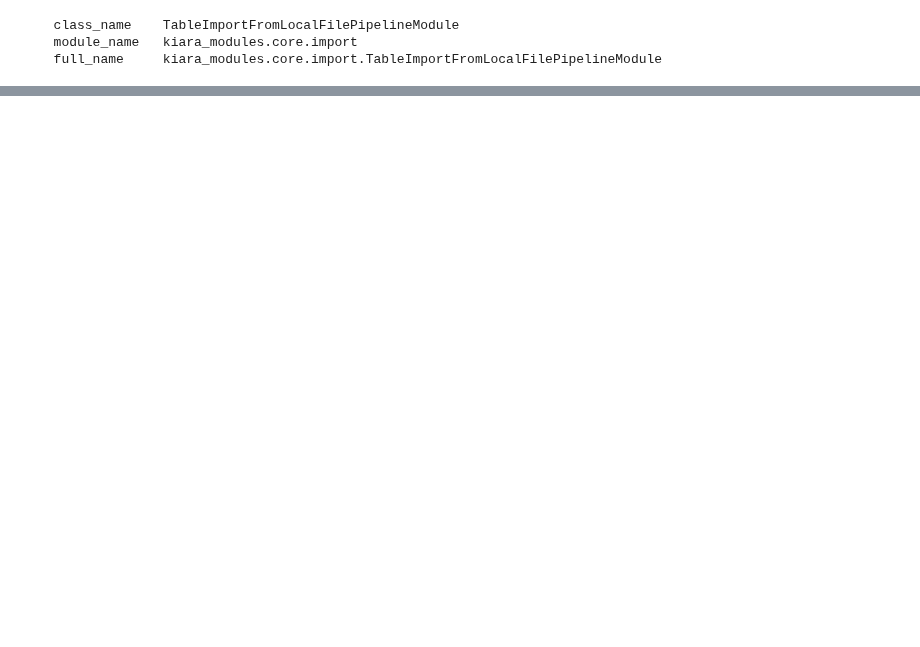
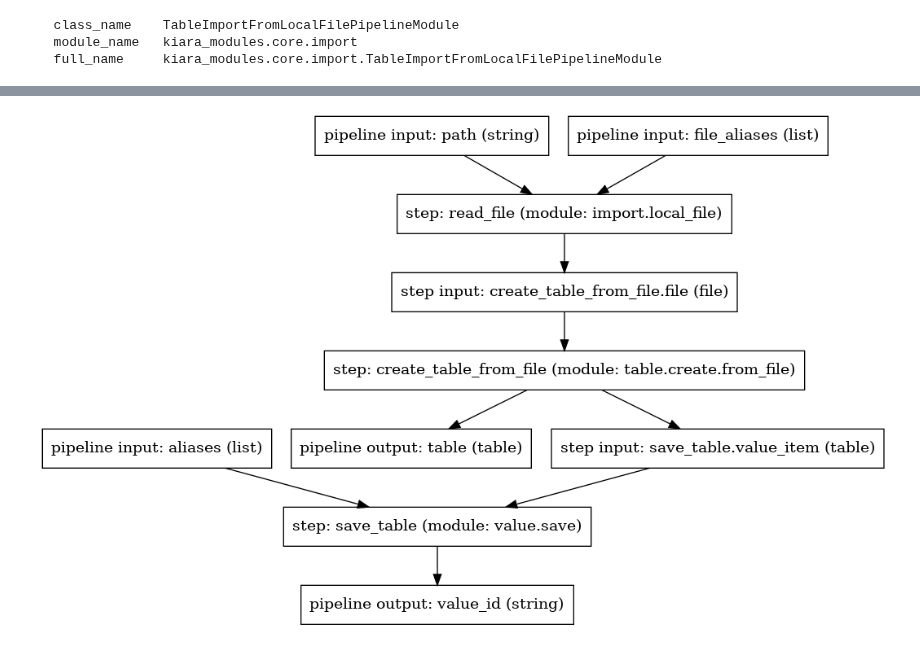
Before and after one commit to DHARPA-Project/kiara.documentation, a Jupyter notebook: docs/drafts/kiara_information_items.ipynb, the cells around one changed output, grey strips where cells are left out. Saved outputs shown, nothing was run; the diff lists cells and outputs as text; code cells hidden in the pictures; blank space fills up the shorter version.

```diff
--- a/docs/drafts/kiara_information_items.ipynb
+++ b/docs/drafts/kiara_information_items.ipynb
@@ -156,0 +352,4 @@ def process(self, inputs: ValueSet, outputs: ValueSet) -> None:
+# %%
+graph_to_image(pipeline.structure.data_flow_graph_simple)
+# %% [output]
+[figure, added]
```
Also changed, not shown: parts of 47 cells of this notebook.
